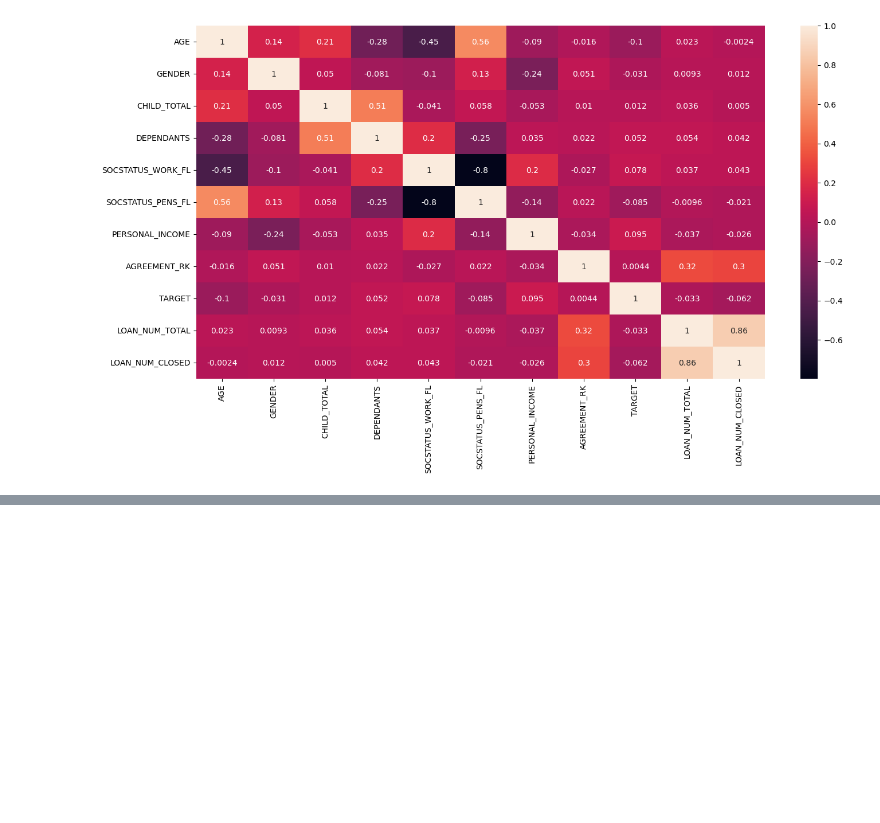
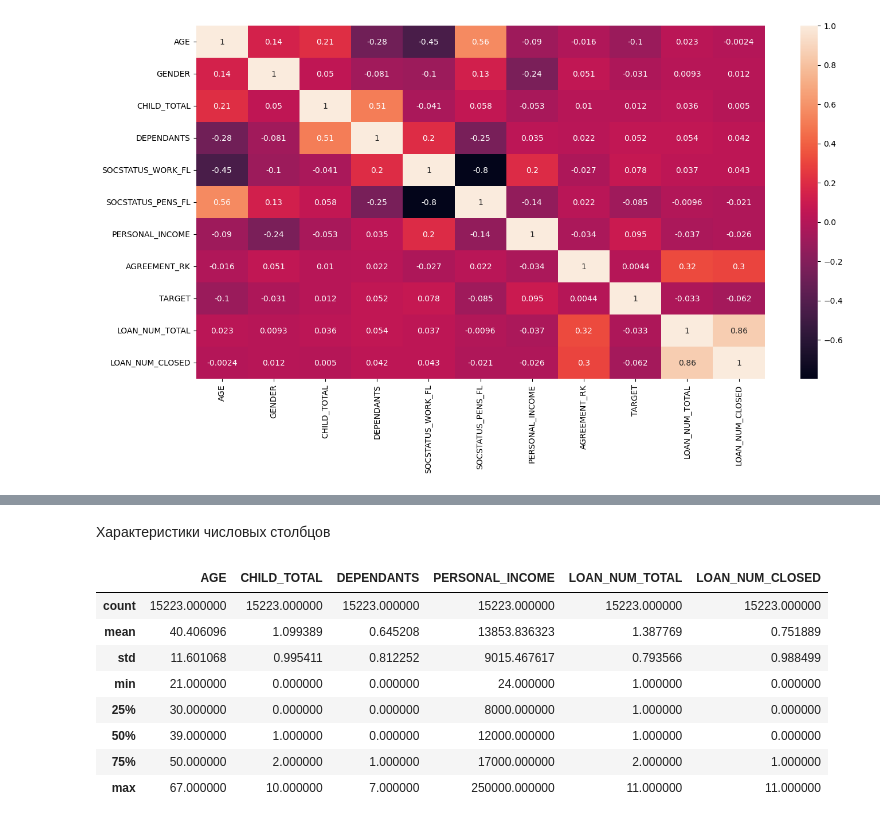
Before and after one commit to nikitaely/linear_model_and_dev, a Jupyter notebook: eda.ipynb, the cells around one changed output, grey strips where cells are left out. Drawn from its saved outputs; the diff is of its cells as text; code cells hidden in the pictures; blank space fills up the shorter version.

```diff
--- a/eda.ipynb
+++ b/eda.ipynb
@@ -331,0 +332,17 @@ plt.show()
+# %%
+numbers = ['AGE', 'CHILD_TOTAL', 'DEPENDANTS', 'PERSONAL_INCOME', 'LOAN_NUM_TOTAL', 'LOAN_NUM_CLOSED']
+categorical = ['GENDER', 'DEPENDANTS', 'SOCSTATUS_WORK_FL', 'SOCSTATUS_PENS_FL']
+# %% [markdown]
+Характеристики числовых столбцов
+# %%
+df[numbers].describe()
+# %% [output]
+|  | AGE | CHILD_TOTAL | DEPENDANTS | PERSONAL_INCOME | LOAN_NUM_TOTAL | LOAN_NUM_CLOSED |
+| count | 15223.000000 | 15223.000000 | 15223.000000 | 15223.000000 | 15223.000000 | 15223.000000 |
+| mean | 40.406096 | 1.099389 | 0.645208 | 13853.836323 | 1.387769 | 0.751889 |
+| std | 11.601068 | 0.995411 | 0.812252 | 9015.467617 | 0.793566 | 0.988499 |
+| min | 21.000000 | 0.000000 | 0.000000 | 24.000000 | 1.000000 | 0.000000 |
+| 25% | 30.000000 | 0.000000 | 0.000000 | 8000.000000 | 1.000000 | 0.000000 |
+| 50% | 39.000000 | 1.000000 | 0.000000 | 12000.000000 | 1.000000 | 0.000000 |
+| 75% | 50.000000 | 2.000000 | 1.000000 | 17000.000000 | 2.000000 | 1.000000 |
+| max | 67.000000 | 10.000000 | 7.000000 | 250000.000000 | 11.000000 | 11.000000 |
```
Also changed, not shown: parts of 18 cells of this notebook, 2 other files.
